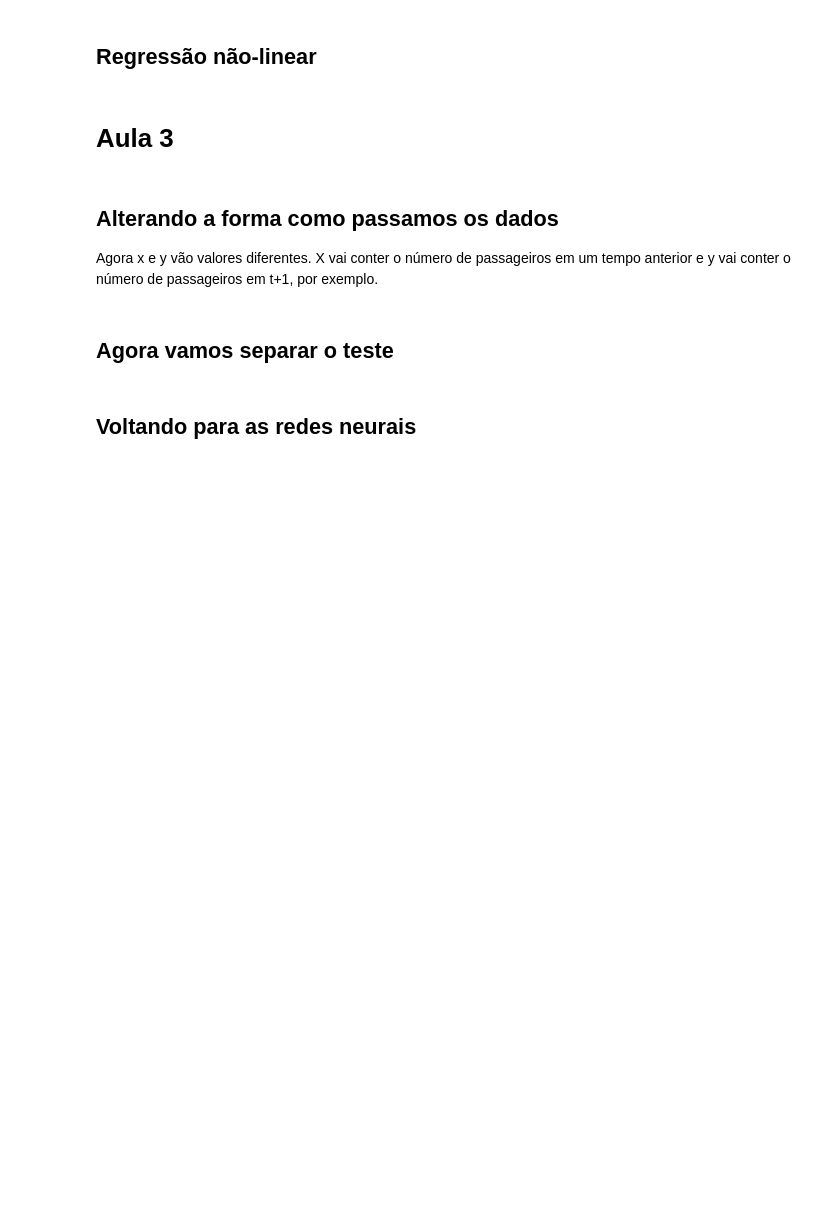
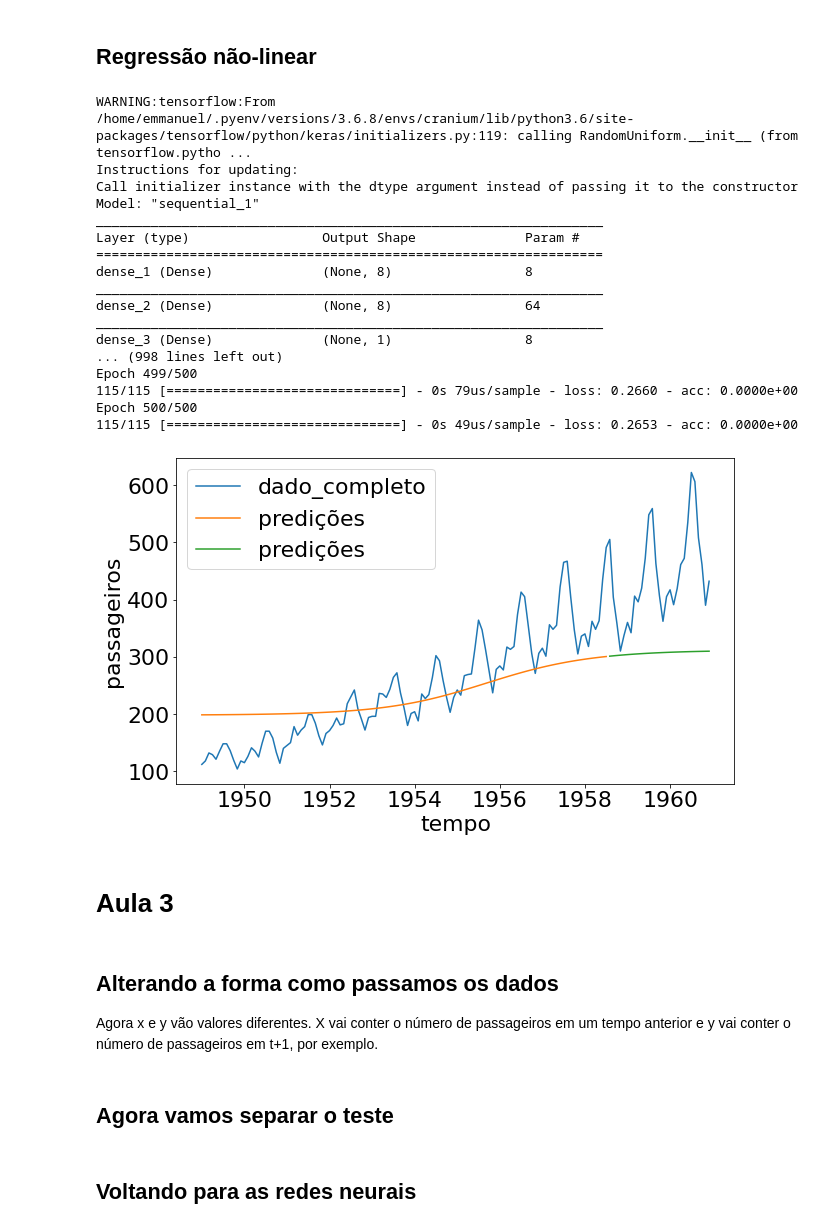
Before and after one commit to edabruzzo/machine_learning_alura, a Jupyter notebook: Temporaiskeras3.ipynb, the cells around one changed output. Cells and saved outputs as stored; diff of their text form; code cells hidden in the pictures; blank space fills up the shorter version.

```diff
--- a/Temporaiskeras3.ipynb
+++ b/Temporaiskeras3.ipynb
@@ -135,33 +154,53 @@ hyperparams_1=[{
 # %%
 hyperparams_4 = [{
 
     'dimensao_saida':8,
    'activation':'sigmoid',
     'kernel_initializer':'random_uniform',
-    'use_bias':False
+    'use_bias':False,
+    'input_dim':1
 
 },
 
 
 {
     'dimensao_saida':8,
    'activation':'sigmoid',
     'kernel_initializer':'random_uniform',
     'use_bias':False
 
 },
 
     {
     'dimensao_saida':1,
     'activation':'linear',
     'kernel_initializer':'random_uniform',
     'use_bias':False
 
 }
 
 ]
 
-#testar_modelo(hyperparams_4, epocas_treino=500)
+testar_modelo(hyperparams_4, epocas_treino=500)
+# %% [output]
+WARNING:tensorflow:From /home/emmanuel/.pyenv/versions/3.6.8/envs/cranium/lib/python3.6/site-packages/tensorflow/python/keras/initializers.py:119: calling RandomUniform.__init__ (from tensorflow.pytho ...
+Instructions for updating:
+Call initializer instance with the dtype argument instead of passing it to the constructor
+Model: "sequential_1"
+_________________________________________________________________
+Layer (type)                 Output Shape              Param #
+=================================================================
+dense_1 (Dense)              (None, 8)                 8
+_________________________________________________________________
+dense_2 (Dense)              (None, 8)                 64
+_________________________________________________________________
+dense_3 (Dense)              (None, 1)                 8
+... (998 lines left out)
+Epoch 499/500
+115/115 [==============================] - 0s 79us/sample - loss: 0.2660 - acc: 0.0000e+00
+Epoch 500/500
+115/115 [==============================] - 0s 49us/sample - loss: 0.2653 - acc: 0.0000e+00
+[figure, added]
 # %% [markdown]
 # Aula 3
 # %% [markdown]
```
Also changed, not shown: parts of 8 cells of this notebook, 1 other file.
